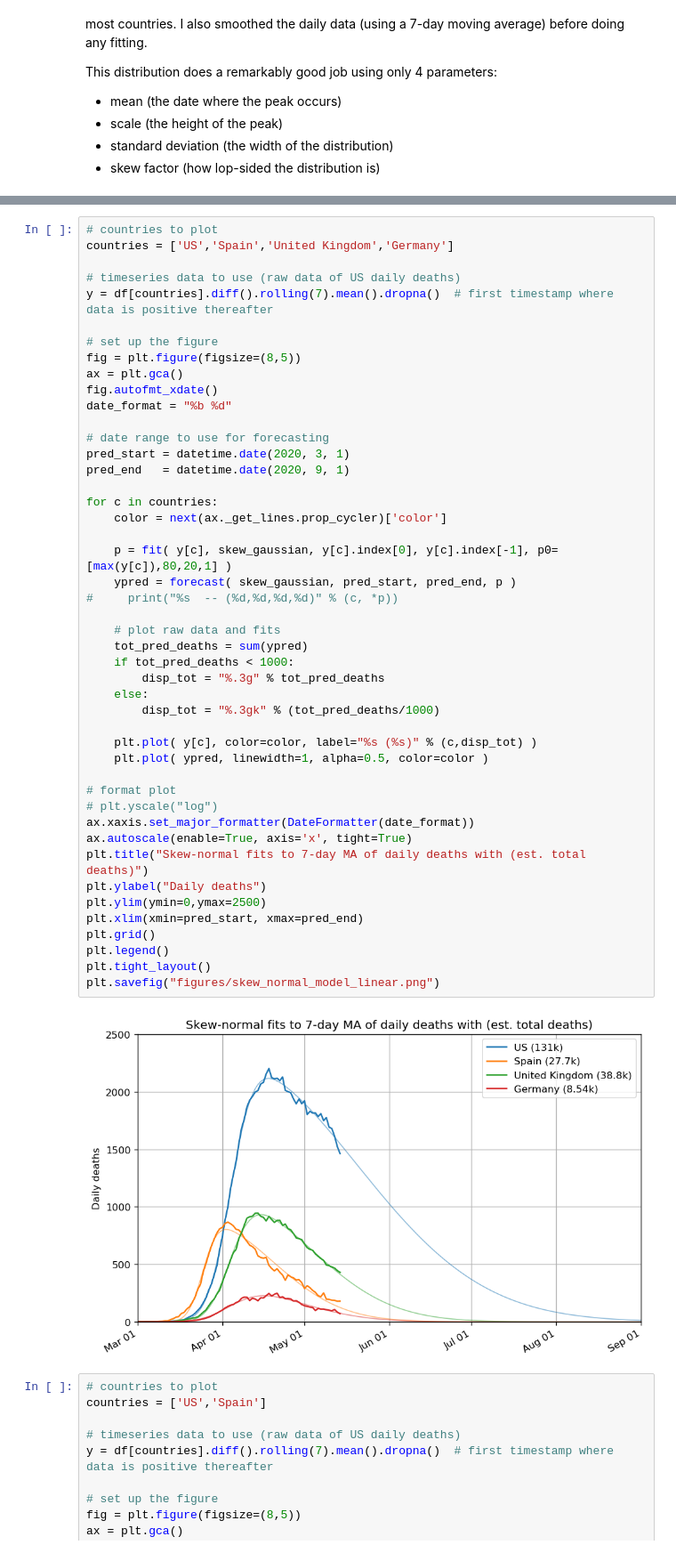
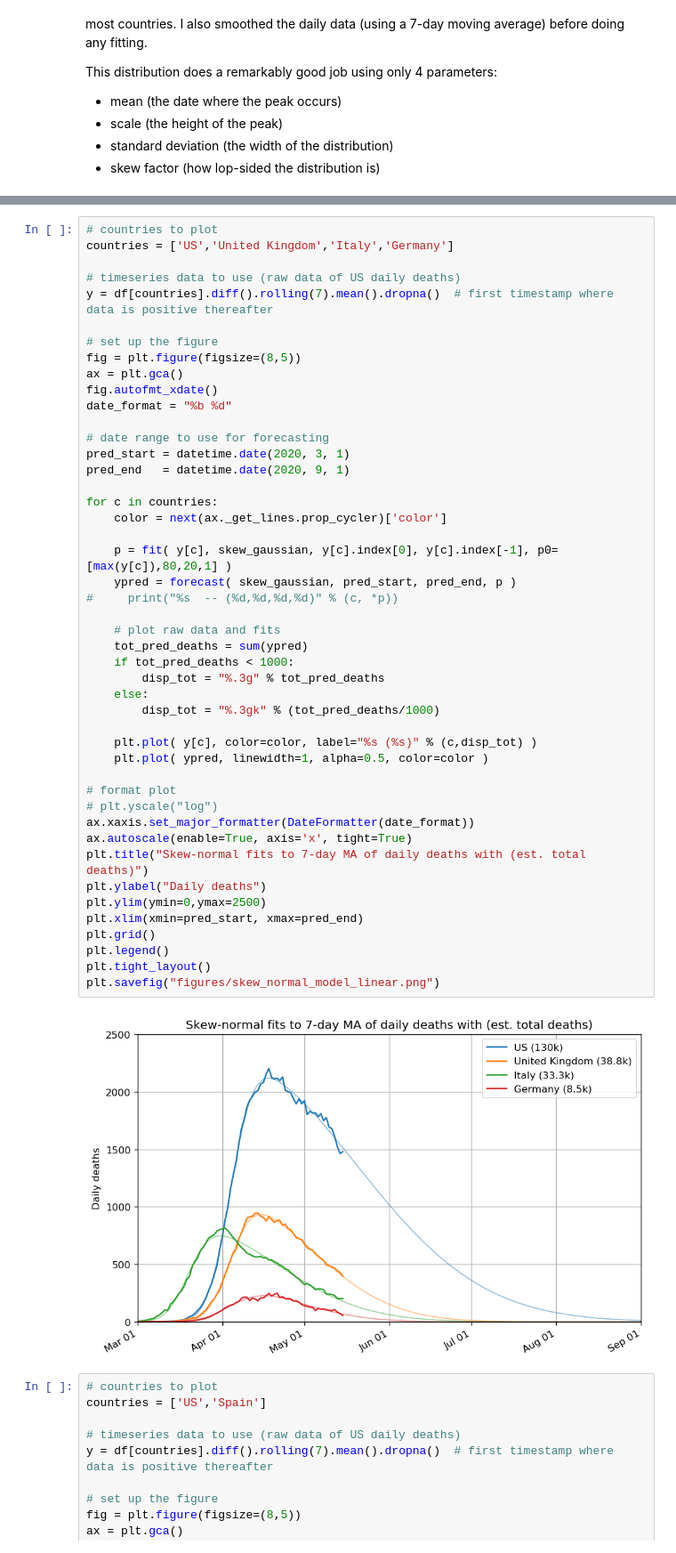
Before and after one commit to LaurentLessard/covid19, a Jupyter notebook: covid_forecast.ipynb, the cells around one changed output, grey strips where cells are left out. Shown at 89% size. Cells and saved outputs as stored; diff of their text form.

```diff
--- a/covid_forecast.ipynb
+++ b/covid_forecast.ipynb
@@ -289,6 +289,6 @@ plt.savefig("figures/skew_normal_model_log.png")
 # %%
 # countries to plot
-countries = ['US','Spain','United Kingdom','Germany']
+countries = ['US','United Kingdom','Italy','Germany']
 
 # timeseries data to use (raw data of US daily deaths)
 y = df[countries].diff().rolling(7).mean().dropna()  # first timestamp where data is positive thereafter
@@ -306,34 +306,34 @@ pred_end   = datetime.date(2020, 9, 1)
 for c in countries:
     color = next(ax._get_lines.prop_cycler)['color']
 
     p = fit( y[c], skew_gaussian, y[c].index[0], y[c].index[-1], p0=[max(y[c]),80,20,1] )
     ypred = forecast( skew_gaussian, pred_start, pred_end, p )
 #     print("%s  -- (%d,%d,%d,%d)" % (c, *p))
 
     # plot raw data and fits
     tot_pred_deaths = sum(ypred)
     if tot_pred_deaths < 1000:
         disp_tot = "%.3g" % tot_pred_deaths
     else:
         disp_tot = "%.3gk" % (tot_pred_deaths/1000)
 
     plt.plot( y[c], color=color, label="%s (%s)" % (c,disp_tot) )
     plt.plot( ypred, linewidth=1, alpha=0.5, color=color )
 
 # format plot
 # plt.yscale("log")
 ax.xaxis.set_major_formatter(DateFormatter(date_format))
 ax.autoscale(enable=True, axis='x', tight=True)
 plt.title("Skew-normal fits to 7-day MA of daily deaths with (est. total deaths)")
 plt.ylabel("Daily deaths")
 plt.ylim(ymin=0,ymax=2500)
 plt.xlim(xmin=pred_start, xmax=pred_end)
 plt.grid()
 plt.legend()
 plt.tight_layout()
 plt.savefig("figures/skew_normal_model_linear.png")
 # %% [output]
-[figure, old version]
+[figure, new version]
 # %%
 # countries to plot
 countries = ['US','Spain']
```
Also changed, not shown: parts of 2 cells of this notebook, 6 other files.
